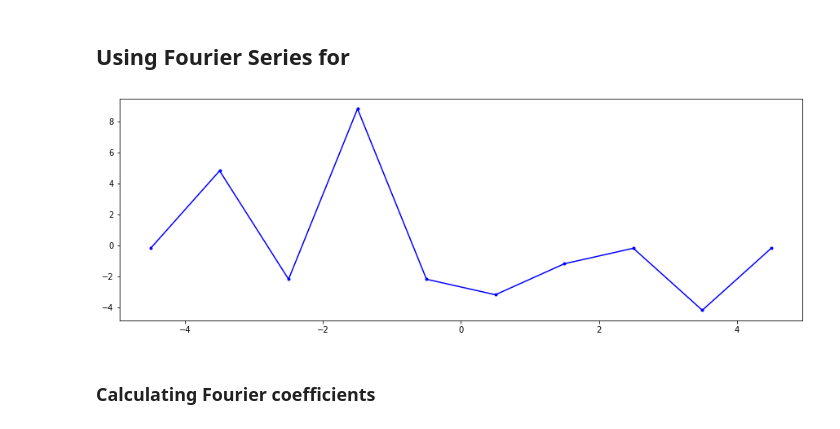
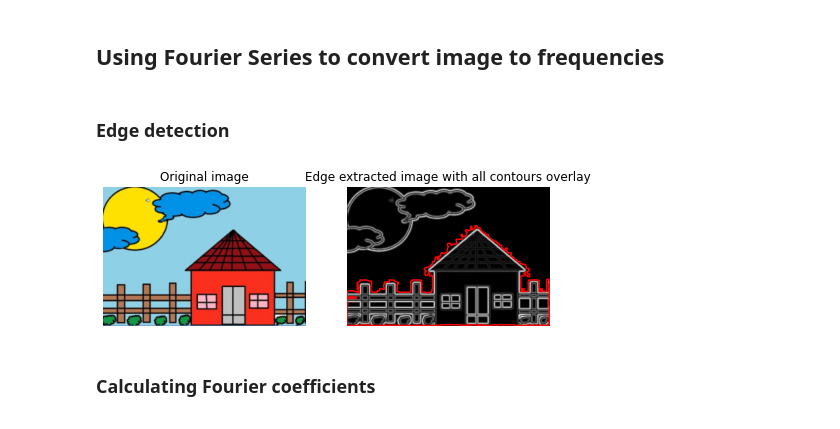
Before and after one commit to Vidhula-P/Sensory-Substitution-Device, a Jupyter notebook: MEng_project_Vidhula/FS-for-edge-detection.ipynb, the cells around one changed output. Cells and saved outputs as stored; diff of their text form; code cells hidden in the pictures.

```diff
--- a/MEng_project_Vidhula/FS-for-edge-detection.ipynb
+++ b/MEng_project_Vidhula/FS-for-edge-detection.ipynb
@@ -1,3 +1,3 @@
 # %% [markdown]
-## Using Fourier Series for
+## Using Fourier Series to convert image to frequencies
 # %%
@@ -4,15 +5,49 @@
 import numpy as np
 import matplotlib.pyplot as plt
-# %%
-y = np.array([5., 10., 3., 14., 3., 2., 4., 5., 1., 5.])
-x = np.arange(10)
-x = x-np.mean(x)
-y = y-np.mean(y)
-plt.figure(figsize=(15,5))
-plt.plot(x, y, 'b.-')
-plt.show()
-# %% [output]
-[figure, removed]
+# %%
+#Load and convert image to grayscale
+img = cv2.imread('drawing.png')
+assert img is not None, "Image path not loaded correctly"
+img = cv2.cvtColor(img, cv2.COLOR_BGR2RGB) #CV uses BGR instead of RGB
+
+# convert the image to grayscale format
+img_gray = cv2.cvtColor(img, cv2.COLOR_BGR2GRAY)
+
+#blur the image using Gaussian filter for noise reduction
+img_blur = cv2.GaussianBlur(img_gray, (3,3), 0)
+# %% [markdown]
+### Edge detection
+# %%
+# Sobel Edge Detection
+sobelx = cv2.Sobel(src=img_blur, ddepth=cv2.CV_64F, dx=1, dy=0, ksize=3)
+sobely = cv2.Sobel(src=img_blur, ddepth=cv2.CV_64F, dx=0, dy=1, ksize=3)
+sobelxy= np.sqrt(sobelx**2 + sobely**2)
+sobelxy_abs = cv2.convertScaleAbs(sobelxy)
+
+contours, _ = cv2.findContours(sobelxy_abs, cv2.RETR_EXTERNAL, cv2.CHAIN_APPROX_NONE)
+
+# Find the largest contour by area
+main_contour = max(contours, key=cv2.contourArea)
+
+# Plot all contours without filtering, to inspect the results
+fig, axs = plt.subplots(1, 2, figsize=(8,8))
+axs[0].imshow(img)
+axs[0].set_title("Original image")
+axs[0].axis('off')
+
+axs[1].imshow(sobelxy, cmap='gray')
+
+# Extract (x, y) points from the main contour
+contour_points = main_contour[:, 0, :]  # Extract (x, y) pairs
+x_contour = contour_points[:, 0]
+y_contour = contour_points[:, 1]
+axs[1].plot(x_contour, y_contour, color='red')
+
+axs[1].set_title("Edge extracted image with all contours overlay")
+axs[1].axis('off')
+plt.show()
+# %% [output]
+[figure, added]
 # %% [markdown]
 ### Calculating Fourier coefficients
 # %%
```
Also changed, not shown: parts of 5 cells of this notebook.
